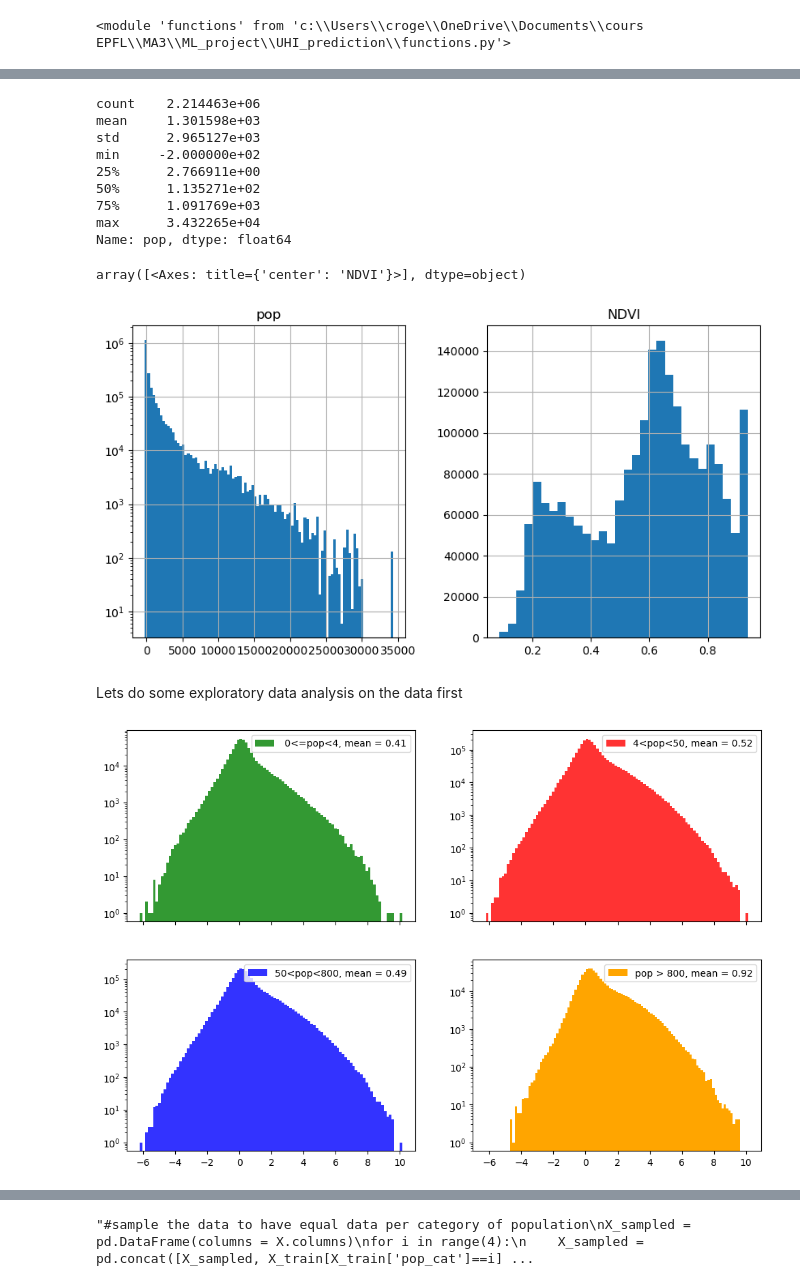
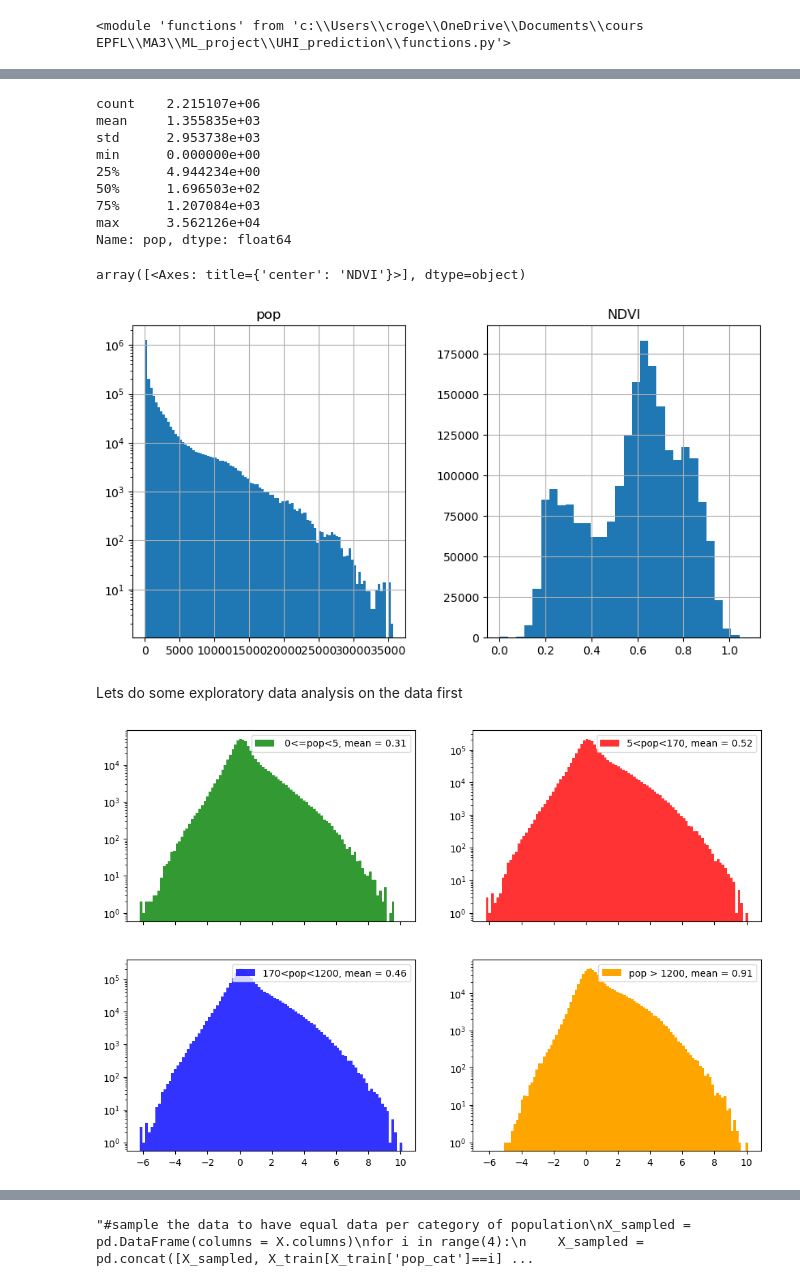
Before and after one commit to christopherogerepfl/UHI_prediction, a Jupyter notebook: task1.ipynb, the cells around one changed output, grey strips where cells are left out. Drawn from its saved outputs; the diff is of its cells as text; code cells hidden in the pictures.

```diff
--- a/task1.ipynb
+++ b/task1.ipynb
@@ -43,5 +43,5 @@ cities = ['Amsterdam', 'Madrid', 'Stockholm', 'Lyon', 'Vienna']
 # %%
 reload(f)
 #city_df = f.process_data(elevation, land_cover, NDVI, 40000, cities=cities)
-city_df = pd.read_csv('data_cities/city_df.csv')
+city_df_interp = pd.read_csv('data_cities/city_df_interp.csv')
 #city_df.to_csv('data_cities\city_df.csv')
@@ -48,7 +113,9 @@ city_df = pd.read_csv('data_cities/city_df.csv')
 # %%
 latitudes = {'Amsterdam' : 52.377956, 'Madrid' : 40.416775, 'Stockholm' : 59.329323, 'Lyon' : 45.764043, 'Vienna' : 48.208174}
 #add a column with the latitude of the city
-city_df['latitude'] = city_df['city'].map(latitudes)
-city_df.head()
+city_df_interp['latitude'] = city_df_interp['city'].map(latitudes)
+#remplace negative pop values with 0
+city_df_interp['pop'] = city_df_interp['pop'].apply(lambda x: 0 if x < 0 else x)
+city_df_interp.head()
 # %% [output]
 |  | Unnamed: 0 | temp | pop | wind | hum | deltaT | hour | month | elevation | city | ... |
@@ -60,40 +127,40 @@ city_df.head()
 # %%
-city_df.fillna(0, inplace=True)
-city_df.describe().loc[:,'pop']
+city_df_interp.fillna(0, inplace=True)
+city_df_interp.describe().loc[:,'pop']
 # %% [output]
-count    2.214463e+06
-mean     1.301598e+03
-std      2.965127e+03
-min     -2.000000e+02
-25%      2.766911e+00
-50%      1.135271e+02
-75%      1.091769e+03
-max      3.432265e+04
+count    2.215107e+06
+mean     1.355835e+03
+std      2.953738e+03
+min      0.000000e+00
+25%      4.944234e+00
+50%      1.696503e+02
+75%      1.207084e+03
+max      3.562126e+04
 Name: pop, dtype: float64
 # %%
 fig,axs = plt.subplots(1,2, figsize=(10,5))
-city_df.hist(column='pop', bins=100, log=True, ax=axs[0])
-city_df.hist(column='NDVI', bins=30, ax=axs[1])
+city_df_interp.hist(column='pop', bins=100, log=True, ax=axs[0])
+city_df_interp.hist(column='NDVI', bins=30, ax=axs[1])
 # %% [output]
 array([<Axes: title={'center': 'NDVI'}>], dtype=object)
-[figure, old version]
+[figure, new version]
 # %% [markdown]
 Lets do some exploratory data analysis on the data first
 # %%
 fig, axs = plt.subplots(2, 2, figsize=(12, 8), sharex=True)
 
 
-axs[0,1].hist(city_df[(city_df['pop']>=2) & city_df['pop']<115]['deltaT'], log=True, bins = 100, alpha = 0.8, color = 'red', label =  f'4<pop<50, mean = {np.mean(city_df[(city_df["pop"]>=2) & city_df["pop"]<115]["deltaT"]):.2f}')
+axs[0,1].hist(city_df_interp[(city_df_interp['pop']>=2) & city_df_interp['pop']<115]['deltaT'], log=True, bins = 100, alpha = 0.8, color = 'red', label =  f'5<pop<170, mean = {np.mean(city_df_interp[(city_df_interp["pop"]>=2) & city_df_interp["pop"]<115]["deltaT"]):.2f}')
 axs[0,1].legend()
-axs[0,0].hist(city_df[(city_df["pop"]>=0) & (city_df["pop"]<2)]["deltaT"], log=True, bins = 100, color = 'green', alpha = 0.8, label = f' 0<=pop<4, mean = {np.mean(city_df[(city_df["pop"]>0) & (city_df["pop"]<2)]["deltaT"]):.2f}')
+axs[0,0].hist(city_df_interp[(city_df_interp["pop"]>=0) & (city_df_interp["pop"]<2)]["deltaT"], log=True, bins = 100, color = 'green', alpha = 0.8, label = f' 0<=pop<5, mean = {np.mean(city_df_interp[(city_df_interp["pop"]>0) & (city_df_interp["pop"]<2)]["deltaT"]):.2f}')
 axs[0,0].legend()
-axs[1,0].hist(city_df[(city_df['pop']>115) & city_df['pop']<1083]['deltaT'], log=True, bins = 100, alpha = 0.8, color = 'blue', label =  f'50<pop<800, mean = {np.mean(city_df[(city_df["pop"]>115) & (city_df["pop"]<1083)]["deltaT"]):.2f}')
+axs[1,0].hist(city_df_interp[(city_df_interp['pop']>115) & city_df_interp['pop']<1083]['deltaT'], log=True, bins = 100, alpha = 0.8, color = 'blue', label =  f'170<pop<1200, mean = {np.mean(city_df_interp[(city_df_interp["pop"]>115) & (city_df_interp["pop"]<1083)]["deltaT"]):.2f}')
 axs[1,0].legend()
-axs[1,1].hist(city_df[city_df['pop']>1083]['deltaT'], log=True, bins = 100, alpha = 1, color = 'orange', label =  f'pop > 800, mean = {np.mean(city_df[city_df["pop"]>1083]["deltaT"]):.2f}')
+axs[1,1].hist(city_df_interp[city_df_interp['pop']>1083]['deltaT'], log=True, bins = 100, alpha = 1, color = 'orange', label =  f'pop > 1200, mean = {np.mean(city_df_interp[city_df_interp["pop"]>1083]["deltaT"]):.2f}')
 axs[1,1].legend()
 
 
 plt.show()
 # %% [output]
-[figure, old version]
+[figure, new version]
 # %%
```
Also changed, not shown: parts of 31 cells of this notebook, 2 other files.
